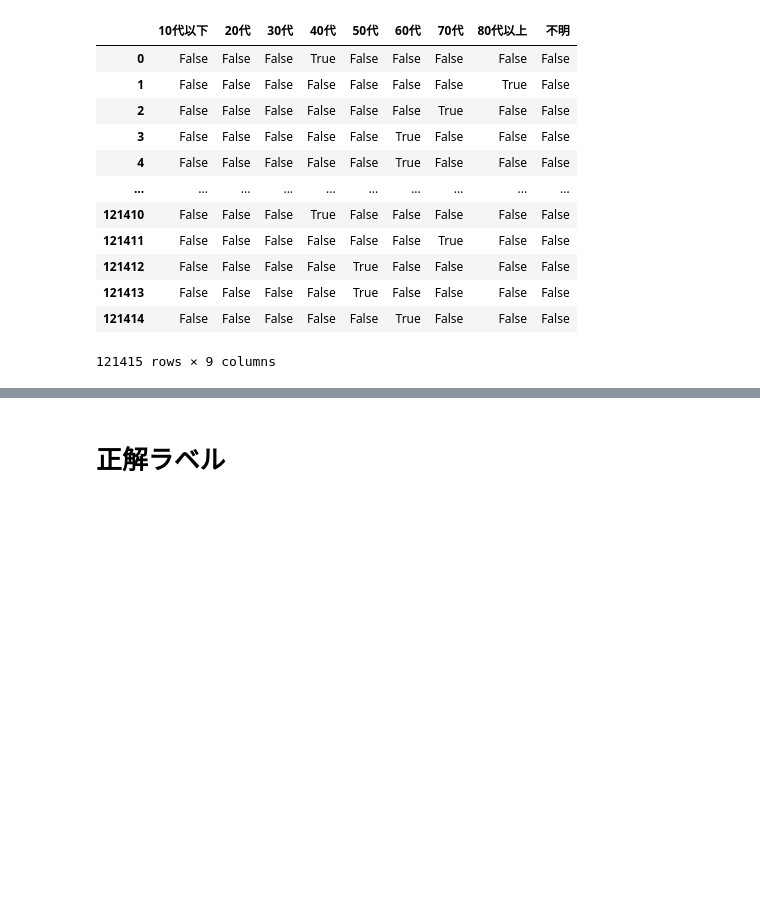
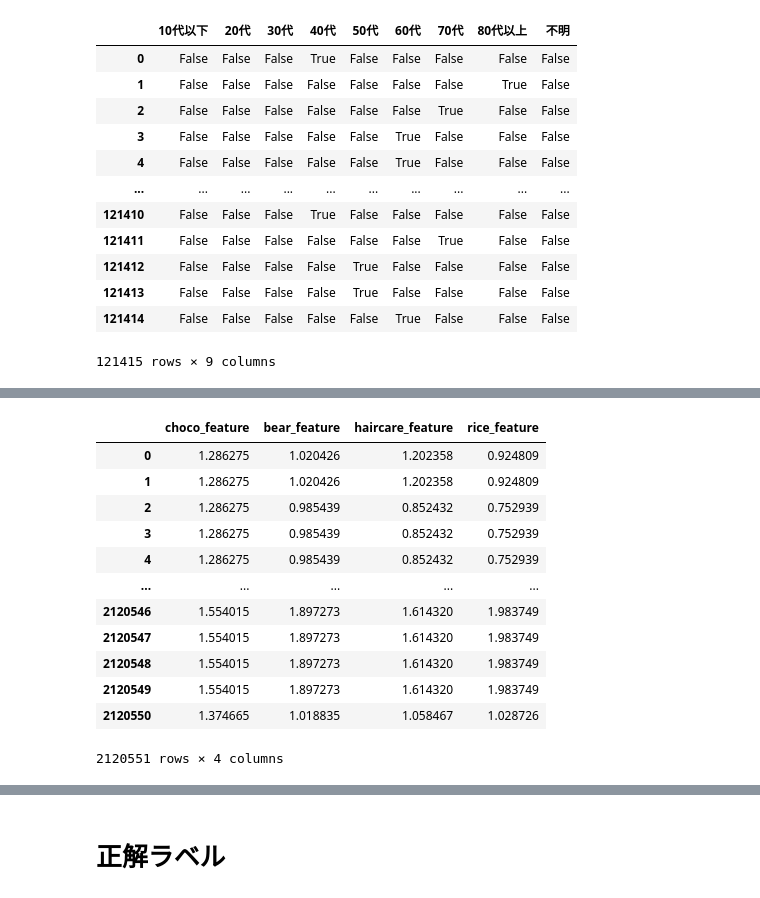
Before and after one commit to caffein1371/Carrier-Owl, a Jupyter notebook: atma1.ipynb, the cells around one changed output, grey strips where cells are left out. Drawn from its saved outputs; the diff is of its cells as text; code cells hidden in the pictures; blank space fills up the shorter version.

```diff
--- a/atma1.ipynb
+++ b/atma1.ipynb
@@ -640,0 +545,16 @@ build test... 0.967[s]
+# %%
+feat
+# %% [output]
+|  | choco_feature | bear_feature | haircare_feature | rice_feature |
+| 0 | 1.286275 | 1.020426 | 1.202358 | 0.924809 |
+| 1 | 1.286275 | 1.020426 | 1.202358 | 0.924809 |
+| 2 | 1.286275 | 0.985439 | 0.852432 | 0.752939 |
+| 3 | 1.286275 | 0.985439 | 0.852432 | 0.752939 |
+| 4 | 1.286275 | 0.985439 | 0.852432 | 0.752939 |
+| ... | ... | ... | ... | ... |
+| 2120546 | 1.554015 | 1.897273 | 1.614320 | 1.983749 |
+| 2120547 | 1.554015 | 1.897273 | 1.614320 | 1.983749 |
+| 2120548 | 1.554015 | 1.897273 | 1.614320 | 1.983749 |
+| 2120549 | 1.554015 | 1.897273 | 1.614320 | 1.983749 |
+| 2120550 | 1.374665 | 1.018835 | 1.058467 | 1.028726 |
+2120551 rows × 4 columns
```
Also changed, not shown: parts of 58 cells of this notebook.
